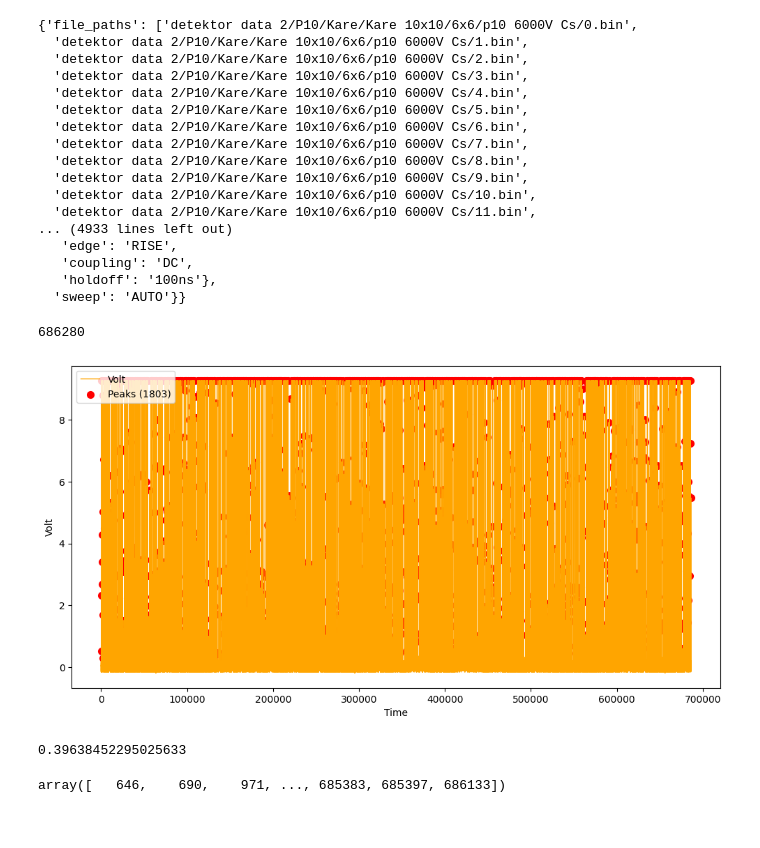
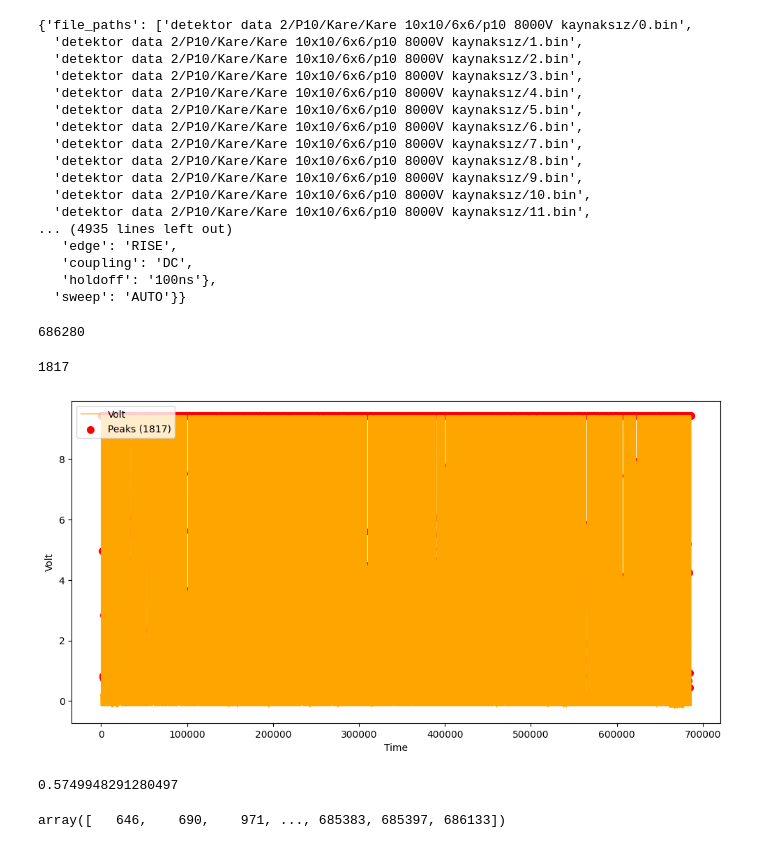
Before and after one commit to berkeryilmaz/HepML, a Jupyter notebook: Untitled2.ipynb, the cells around one changed output. Cells and saved outputs as stored; diff of their text form; code cells hidden in the pictures.

```diff
--- a/Untitled2.ipynb
+++ b/Untitled2.ipynb
@@ -6,22 +6,22 @@ import matplotlib.pyplot as plt
 from scipy.signal import find_peaks
 import matplotlib.patches as mpatches
 # %%
-osc = Oscilloscope([f'detektor data 2/P10/Kare/Kare 10x10/6x6/p10 6000V Cs/{i}.bin' for i in range(0,903)])
+osc = Oscilloscope([f'detektor data 2/P10/Kare/Kare 10x10/6x6/p10 8000V kaynaksız/{i}.bin' for i in range(0,903)])
 osc.__dict__
 # %% [output]
-{'file_paths': ['detektor data 2/P10/Kare/Kare 10x10/6x6/p10 6000V Cs/0.bin',
-  'detektor data 2/P10/Kare/Kare 10x10/6x6/p10 6000V Cs/1.bin',
-  'detektor data 2/P10/Kare/Kare 10x10/6x6/p10 6000V Cs/2.bin',
-  'detektor data 2/P10/Kare/Kare 10x10/6x6/p10 6000V Cs/3.bin',
-  'detektor data 2/P10/Kare/Kare 10x10/6x6/p10 6000V Cs/4.bin',
-  'detektor data 2/P10/Kare/Kare 10x10/6x6/p10 6000V Cs/5.bin',
-  'detektor data 2/P10/Kare/Kare 10x10/6x6/p10 6000V Cs/6.bin',
-  'detektor data 2/P10/Kare/Kare 10x10/6x6/p10 6000V Cs/7.bin',
-  'detektor data 2/P10/Kare/Kare 10x10/6x6/p10 6000V Cs/8.bin',
-  'detektor data 2/P10/Kare/Kare 10x10/6x6/p10 6000V Cs/9.bin',
-  'detektor data 2/P10/Kare/Kare 10x10/6x6/p10 6000V Cs/10.bin',
-  'detektor data 2/P10/Kare/Kare 10x10/6x6/p10 6000V Cs/11.bin',
-... (4933 lines left out)
+{'file_paths': ['detektor data 2/P10/Kare/Kare 10x10/6x6/p10 8000V kaynaksız/0.bin',
+  'detektor data 2/P10/Kare/Kare 10x10/6x6/p10 8000V kaynaksız/1.bin',
+  'detektor data 2/P10/Kare/Kare 10x10/6x6/p10 8000V kaynaksız/2.bin',
+  'detektor data 2/P10/Kare/Kare 10x10/6x6/p10 8000V kaynaksız/3.bin',
+  'detektor data 2/P10/Kare/Kare 10x10/6x6/p10 8000V kaynaksız/4.bin',
+  'detektor data 2/P10/Kare/Kare 10x10/6x6/p10 8000V kaynaksız/5.bin',
+  'detektor data 2/P10/Kare/Kare 10x10/6x6/p10 8000V kaynaksız/6.bin',
+  'detektor data 2/P10/Kare/Kare 10x10/6x6/p10 8000V kaynaksız/7.bin',
+  'detektor data 2/P10/Kare/Kare 10x10/6x6/p10 8000V kaynaksız/8.bin',
+  'detektor data 2/P10/Kare/Kare 10x10/6x6/p10 8000V kaynaksız/9.bin',
+  'detektor data 2/P10/Kare/Kare 10x10/6x6/p10 8000V kaynaksız/10.bin',
+  'detektor data 2/P10/Kare/Kare 10x10/6x6/p10 8000V kaynaksız/11.bin',
+... (4935 lines left out)
    'edge': 'RISE',
    'coupling': 'DC',
    'holdoff': '100ns'},
@@ -30,16 +30,19 @@ osc.__dict__
 len(osc.channel[1].data)
 # %% [output]
 686280
+# %%
+osc.channel[1].countPeaks()
+# %% [output]
+1817
 # %%
 osc.channel[1].showPlot()
-osc.channel[0].display = 'OFF'
 # %% [output]
-[figure, old version]
+[figure, new version]
 # %%
 std = np.std(osc.channel[1].data)
 std
 # %% [output]
-0.39638452295025633
+0.5749948291280497
 # %%
 peaks, _ = find_peaks(osc.channel[1].data, prominence=std * 5, wlen=21)
 peaks
```
Also changed, not shown: parts of 1 cell of this notebook, 4 other files.
